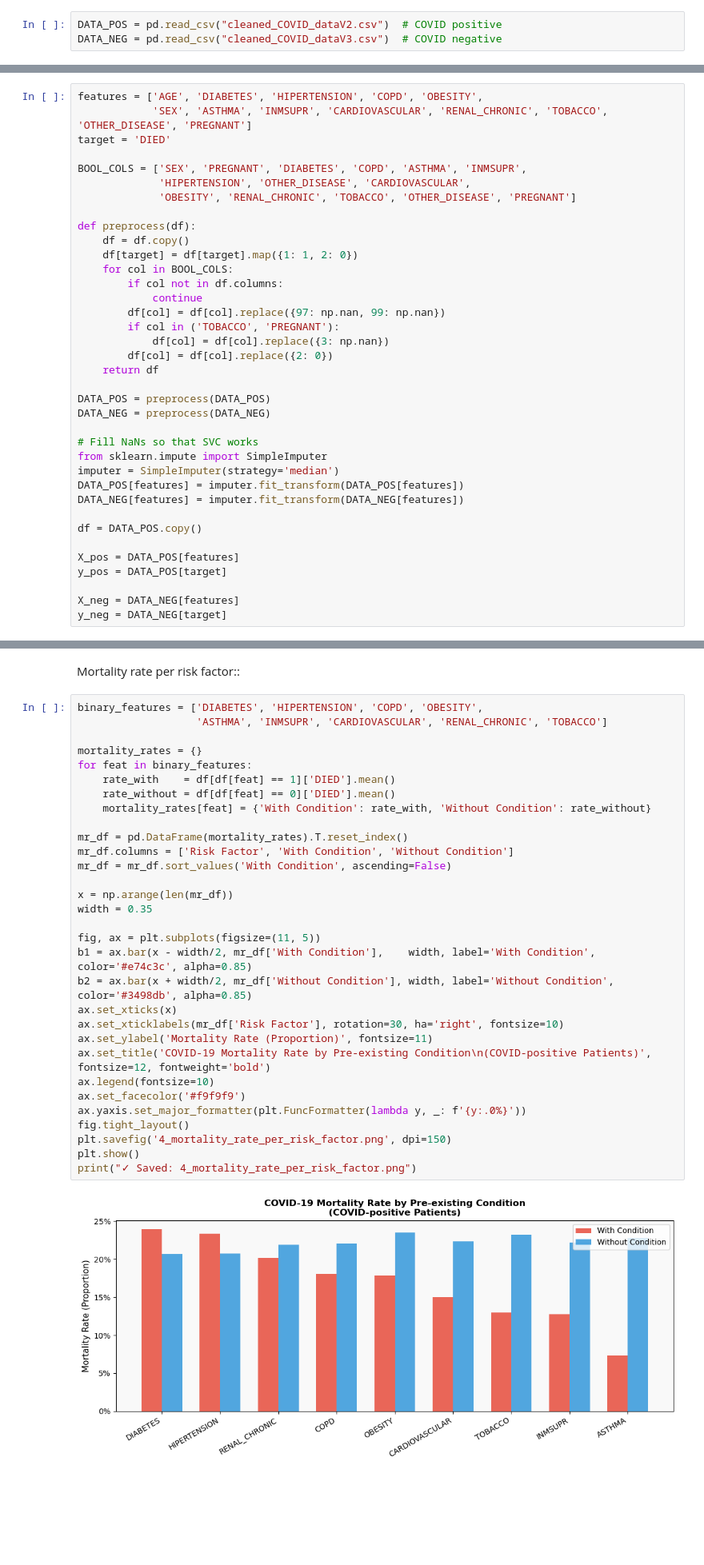
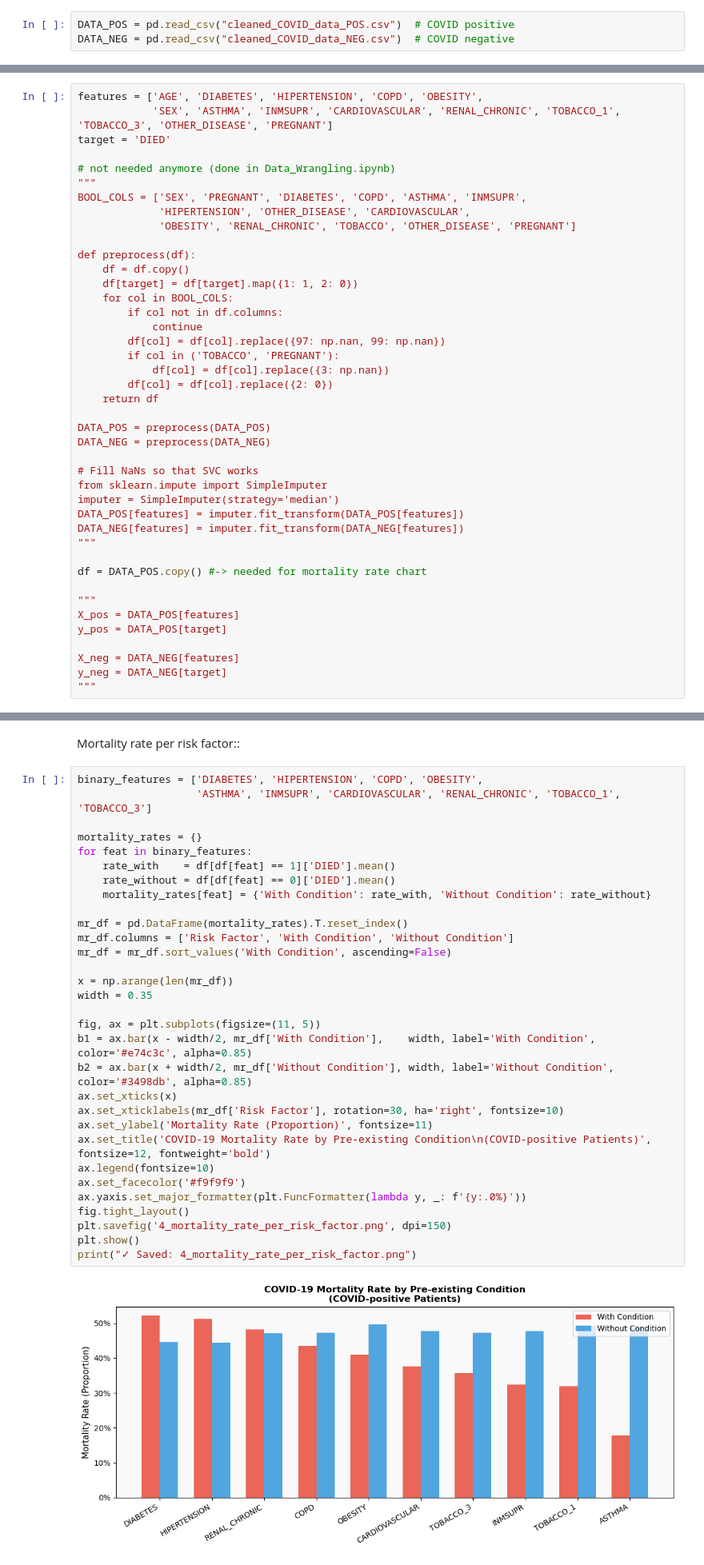
Before and after one commit to nicofontaine/Foundations-of-Data-Science, a Jupyter notebook: SVMfinalsonntag5.ipynb, the cells around one changed output, grey strips where cells are left out. Shown at 80% size. Drawn from its saved outputs; the diff is of its cells as text; blank space fills up the shorter version.

```diff
--- a/SVMfinalsonntag5.ipynb
+++ b/SVMfinalsonntag5.ipynb
@@ -40,15 +40,17 @@ Requirement already satisfied: six>=1.5 in /opt/miniconda3/envs/jupyter-env/lib/
 # %% [markdown]
 Load datasets (one COVID-positive and one COVID-negative):
 # %%
-DATA_POS = pd.read_csv("cleaned_COVID_dataV2.csv")  # COVID positive
-DATA_NEG = pd.read_csv("cleaned_COVID_dataV3.csv")  # COVID negative
+DATA_POS = pd.read_csv("cleaned_COVID_data_POS.csv")  # COVID positive
+DATA_NEG = pd.read_csv("cleaned_COVID_data_NEG.csv")  # COVID negative
 # %% [markdown]
 Define features (X) and target variable:
 # %%
 features = ['AGE', 'DIABETES', 'HIPERTENSION', 'COPD', 'OBESITY',
-            'SEX', 'ASTHMA', 'INMSUPR', 'CARDIOVASCULAR', 'RENAL_CHRONIC', 'TOBACCO', 'OTHER_DISEASE', 'PREGNANT']
+            'SEX', 'ASTHMA', 'INMSUPR', 'CARDIOVASCULAR', 'RENAL_CHRONIC', 'TOBACCO_1', 'TOBACCO_3', 'OTHER_DISEASE', 'PREGNANT']
 target = 'DIED'
 
+# not needed anymore (done in Data_Wrangling.ipynb)
+"""
 BOOL_COLS = ['SEX', 'PREGNANT', 'DIABETES', 'COPD', 'ASTHMA', 'INMSUPR',
              'HIPERTENSION', 'OTHER_DISEASE', 'CARDIOVASCULAR',
              'OBESITY', 'RENAL_CHRONIC', 'TOBACCO', 'OTHER_DISEASE', 'PREGNANT']
@@ -73,11 +75,14 @@ from sklearn.impute import SimpleImputer
 imputer = SimpleImputer(strategy='median')
 DATA_POS[features] = imputer.fit_transform(DATA_POS[features])
 DATA_NEG[features] = imputer.fit_transform(DATA_NEG[features])
+"""
 
-df = DATA_POS.copy()
+df = DATA_POS.copy() #-> needed for mortality rate chart
 
+"""
 X_pos = DATA_POS[features]
 y_pos = DATA_POS[target]
 
 X_neg = DATA_NEG[features]
 y_neg = DATA_NEG[target]
+"""
@@ -325,37 +355,37 @@ plt.show()
 Mortality rate per risk factor::
 # %%
 binary_features = ['DIABETES', 'HIPERTENSION', 'COPD', 'OBESITY',
-                   'ASTHMA', 'INMSUPR', 'CARDIOVASCULAR', 'RENAL_CHRONIC', 'TOBACCO']
+                   'ASTHMA', 'INMSUPR', 'CARDIOVASCULAR', 'RENAL_CHRONIC', 'TOBACCO_1', 'TOBACCO_3']
 
 mortality_rates = {}
 for feat in binary_features:
     rate_with    = df[df[feat] == 1]['DIED'].mean()
     rate_without = df[df[feat] == 0]['DIED'].mean()
     mortality_rates[feat] = {'With Condition': rate_with, 'Without Condition': rate_without}
 
 mr_df = pd.DataFrame(mortality_rates).T.reset_index()
 mr_df.columns = ['Risk Factor', 'With Condition', 'Without Condition']
 mr_df = mr_df.sort_values('With Condition', ascending=False)
 
 x = np.arange(len(mr_df))
 width = 0.35
 
 fig, ax = plt.subplots(figsize=(11, 5))
 b1 = ax.bar(x - width/2, mr_df['With Condition'],    width, label='With Condition',    color='#e74c3c', alpha=0.85)
 b2 = ax.bar(x + width/2, mr_df['Without Condition'], width, label='Without Condition', color='#3498db', alpha=0.85)
 ax.set_xticks(x)
 ax.set_xticklabels(mr_df['Risk Factor'], rotation=30, ha='right', fontsize=10)
 ax.set_ylabel('Mortality Rate (Proportion)', fontsize=11)
 ax.set_title('COVID-19 Mortality Rate by Pre-existing Condition\n(COVID-positive Patients)', fontsize=12, fontweight='bold')
 ax.legend(fontsize=10)
 ax.set_facecolor('#f9f9f9')
 ax.yaxis.set_major_formatter(plt.FuncFormatter(lambda y, _: f'{y:.0%}'))
 fig.tight_layout()
 plt.savefig('4_mortality_rate_per_risk_factor.png', dpi=150)
 plt.show()
 print("✓ Saved: 4_mortality_rate_per_risk_factor.png")
 # %% [output]
-[figure, old version]
+[figure, new version]
 ✓ Saved: 4_mortality_rate_per_risk_factor.png
 # %% [markdown]
 Age Distribution: Deceased vs. Survived:
```
Also changed, not shown: parts of 14 cells of this notebook.
